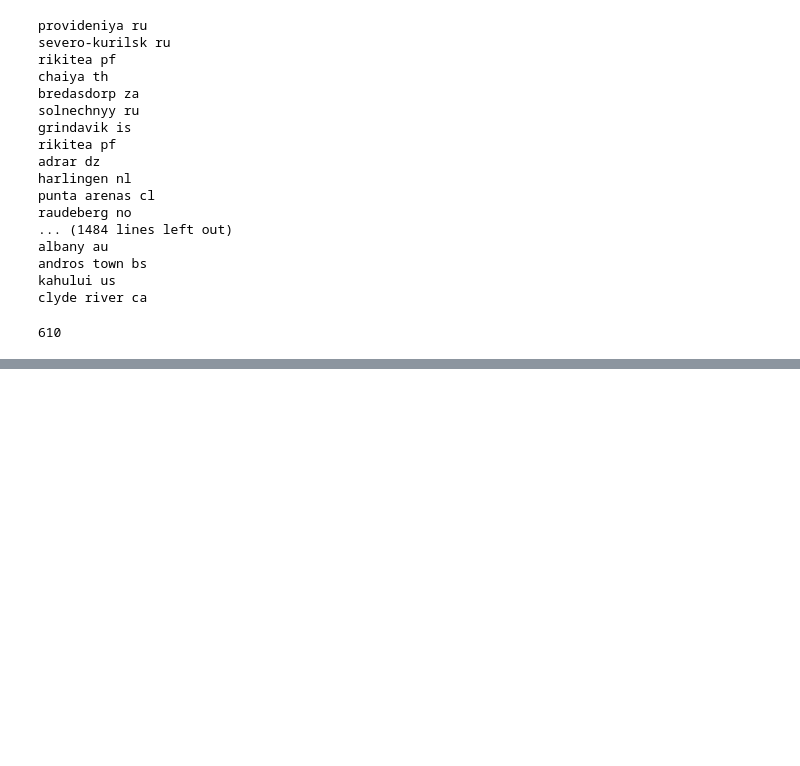
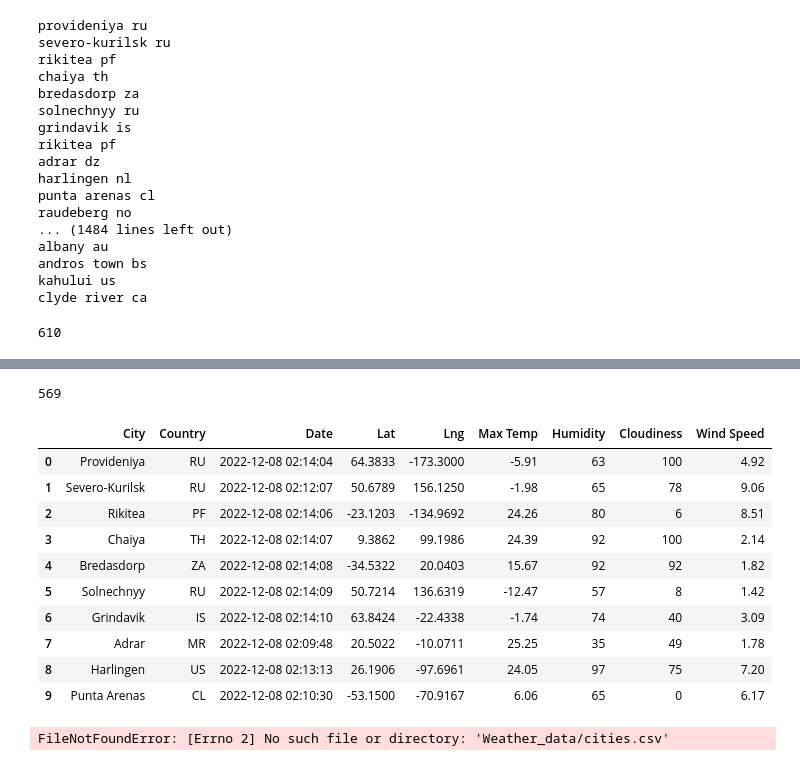
Before and after one commit to ecadorette/World_Weather_Analysis, a Jupyter notebook: Weatherpy.ipynb, the cells around one changed output, grey strips where cells are left out. Drawn from its saved outputs; the diff is of its cells as text; code cells hidden in the pictures; blank space fills up the shorter version.

```diff
--- a/Weatherpy.ipynb
+++ b/Weatherpy.ipynb
@@ -189,0 +202,28 @@ city_data_df.head(10)
+# %%
+len(city_data_df)
+# %% [output]
+569
+# %%
+new_column_order = ["City", "Country","Date","Lat","Lng","Max Temp","Humidity","Cloudiness","Wind Speed"]
+city_data_df = city_data_df[new_column_order]
+city_data_df.head(10)
+# %% [output]
+|  | City | Country | Date | Lat | Lng | Max Temp | Humidity | Cloudiness | Wind Speed |
+| 0 | Provideniya | RU | 2022-12-08 02:14:04 | 64.3833 | -173.3000 | -5.91 | 63 | 100 | 4.92 |
+| 1 | Severo-Kurilsk | RU | 2022-12-08 02:12:07 | 50.6789 | 156.1250 | -1.98 | 65 | 78 | 9.06 |
+| 2 | Rikitea | PF | 2022-12-08 02:14:06 | -23.1203 | -134.9692 | 24.26 | 80 | 6 | 8.51 |
+| 3 | Chaiya | TH | 2022-12-08 02:14:07 | 9.3862 | 99.1986 | 24.39 | 92 | 100 | 2.14 |
+| 4 | Bredasdorp | ZA | 2022-12-08 02:14:08 | -34.5322 | 20.0403 | 15.67 | 92 | 92 | 1.82 |
+| 5 | Solnechnyy | RU | 2022-12-08 02:14:09 | 50.7214 | 136.6319 | -12.47 | 57 | 8 | 1.42 |
+| 6 | Grindavik | IS | 2022-12-08 02:14:10 | 63.8424 | -22.4338 | -1.74 | 74 | 40 | 3.09 |
+| 7 | Adrar | MR | 2022-12-08 02:09:48 | 20.5022 | -10.0711 | 25.25 | 35 | 49 | 1.78 |
+| 8 | Harlingen | US | 2022-12-08 02:13:13 | 26.1906 | -97.6961 | 24.05 | 97 | 75 | 7.20 |
+| 9 | Punta Arenas | CL | 2022-12-08 02:10:30 | -53.1500 | -70.9167 | 6.06 | 65 | 0 | 6.17 |
+# %%
+#Create the output file (CSV)
+output_data_file = "Weather_data/cities.csv"
+
+#Export the city_data into a CSV
+city_data_df.to_csv(output_data_file, index_label="City_ID")
+# %% [output]
+FileNotFoundError: [Errno 2] No such file or directory: 'Weather_data/cities.csv'
```
Also changed, not shown: parts of 3 cells of this notebook, 1 other file.
